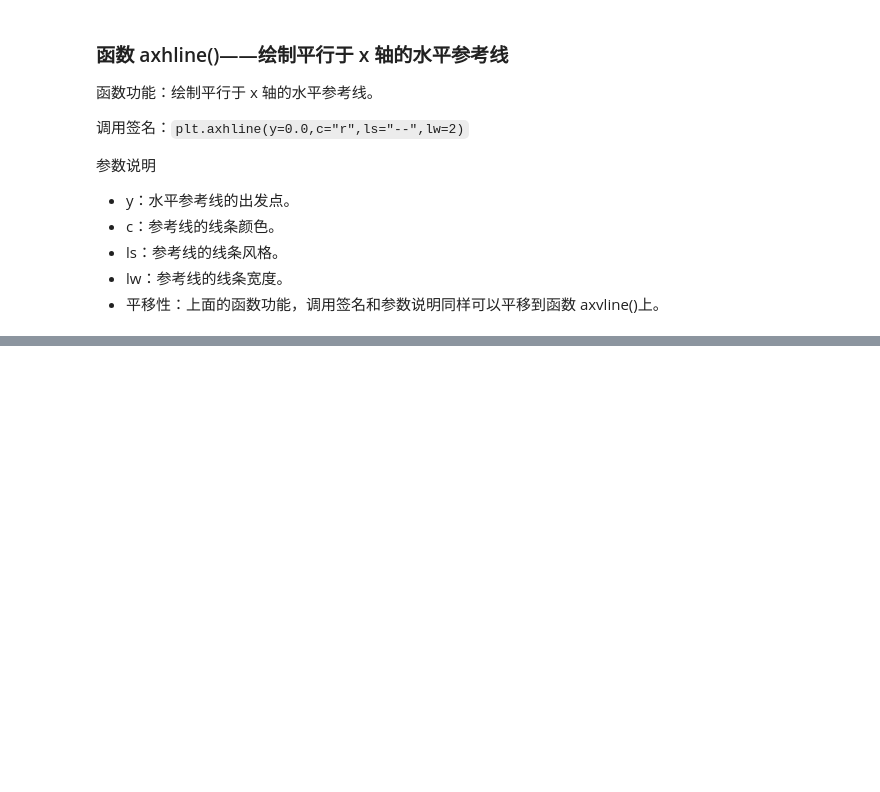
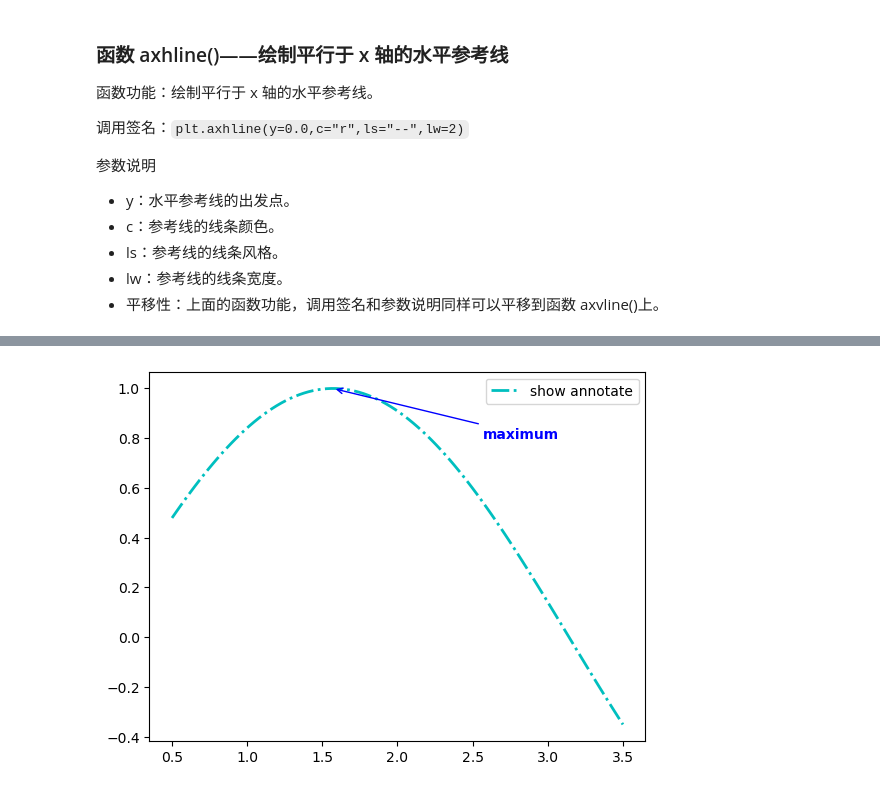
Before and after one commit to JPL-JUNO/Visualization, a Jupyter notebook: matlplotlib practice of python data visualization/code/ch01.ipynb, the cells around one changed output, grey strips where cells are left out. Drawn from its saved outputs; the diff is of its cells as text; code cells hidden in the pictures; blank space fills up the shorter version.

```diff
--- a/matlplotlib practice of python data visualization/code/ch01.ipynb
+++ b/matlplotlib practice of python data visualization/code/ch01.ipynb
@@ -134,0 +170,12 @@ plt.show()
+# %%
+plt.plot(x, y, ls='-.', lw=2, c='c', label='show annotate')
+plt.annotate('maximum',
+             xy=(np.pi/2, 1.0),
+             xytext=(np.pi/2 + 1.0, .8),
+             weight='bold',
+             color='b',
+             arrowprops=dict(arrowstyle='->', connectionstyle='arc3', color='b'))
+plt.legend()
+plt.show()
+# %% [output]
+[figure, added]
```
Also changed, not shown: parts of 22 cells of this notebook, 4 other files.
